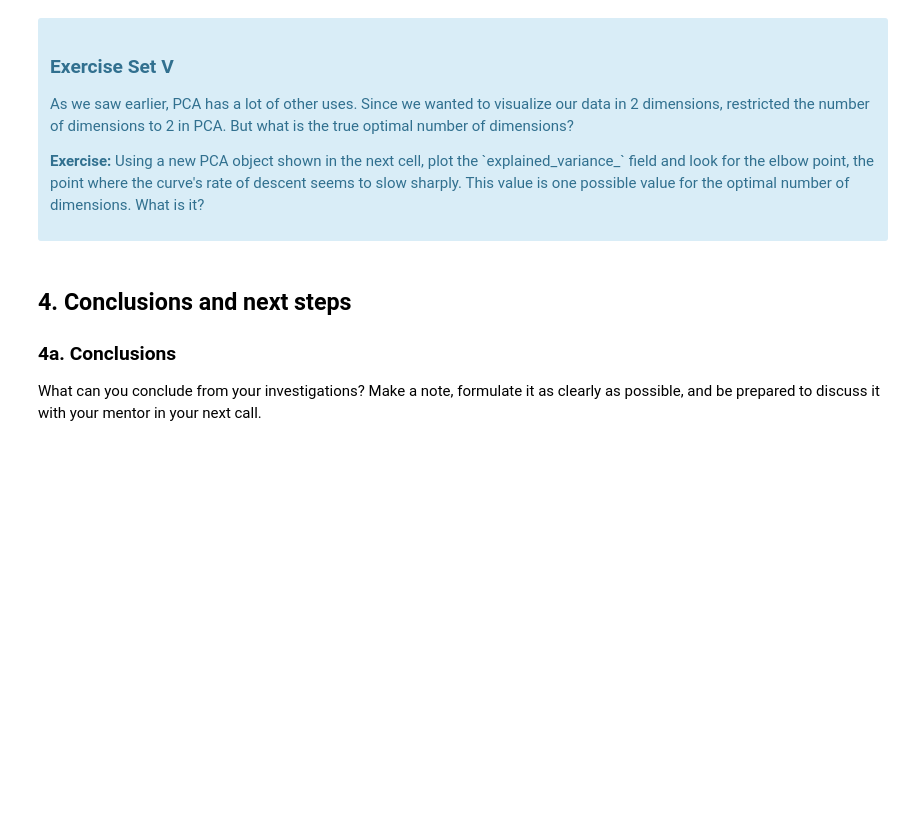
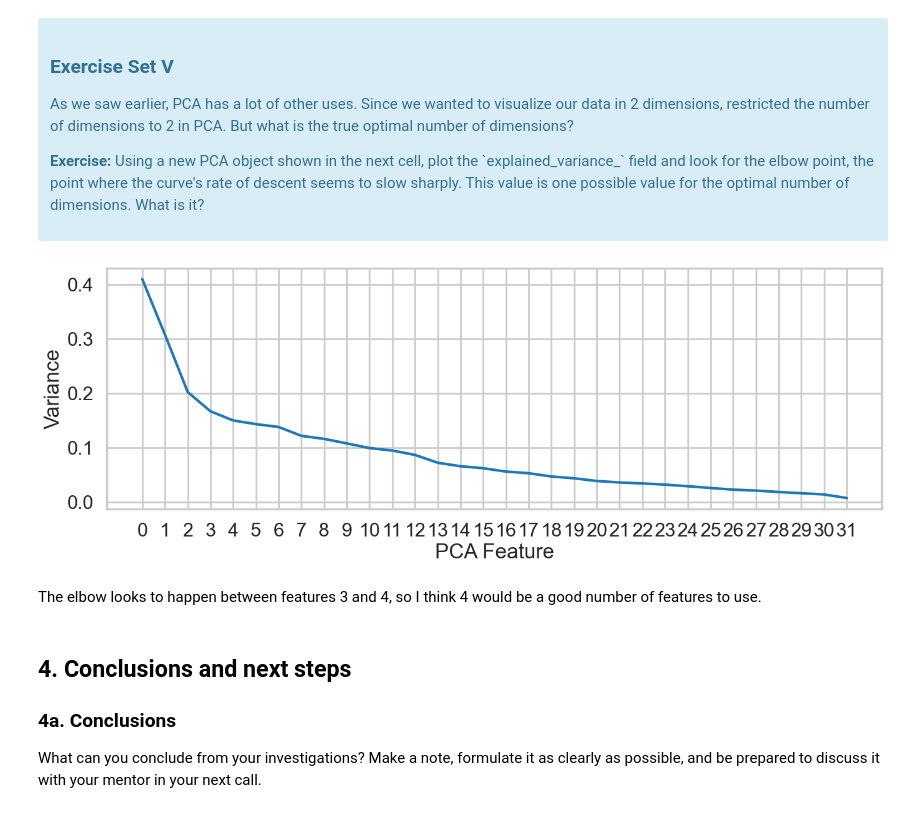
Before and after one commit to BrettlyCD/pca, a Jupyter notebook: Clustering Case Study - Customer Segmentation with K-Means - Tier 3.ipynb, the cells around one changed output. Cells and saved outputs as stored; diff of their text form; code cells hidden in the pictures; blank space fills up the shorter version.

```diff
--- a/Clustering Case Study - Customer Segmentation with K-Means - Tier 3.ipynb
+++ b/Clustering Case Study - Customer Segmentation with K-Means - Tier 3.ipynb
@@ -443,11 +443,26 @@ plt.show()
 # %%
 #your turn
 # Initialize a new PCA model with a default number of components.
 import sklearn.decomposition
 pca = sklearn.decomposition.PCA()
-pca.fit(X)
+pca.fit(matrix_array)
 
 # Do the rest on your own :)
+fig,ax = plt.subplots()
+fig.set_size_inches(16,5)
+
+features = range(pca.n_components_)
+ax.plot(features, pca.explained_variance_)
+ax.set_xlabel('PCA Feature')
+ax.set_ylabel('Variance')
+ax.set_xticks(features)
+ax
+
+plt.show()
+# %% [output]
+[figure, added]
+# %% [markdown]
+The elbow looks to happen between features 3 and 4, so I think 4 would be a good number of features to use.
 # %% [markdown]
 ## 4. Conclusions and next steps
 ### 4a. Conclusions
```
